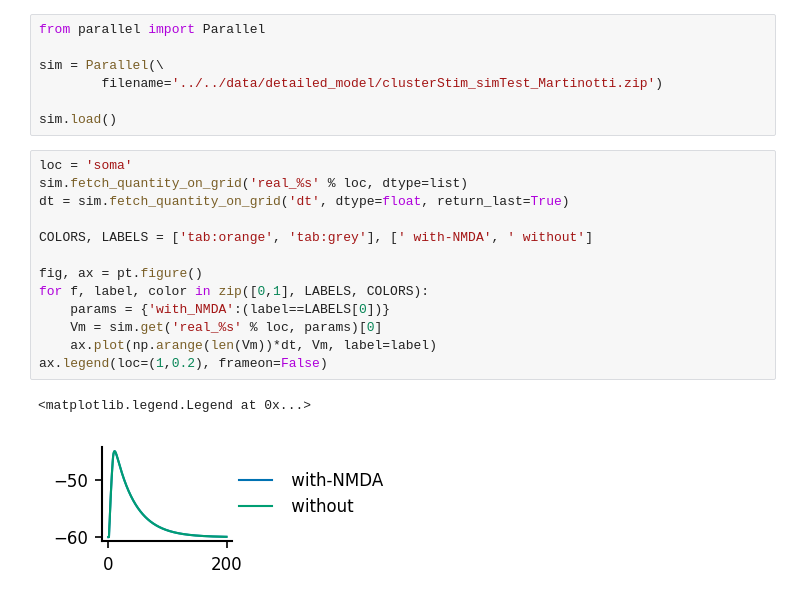
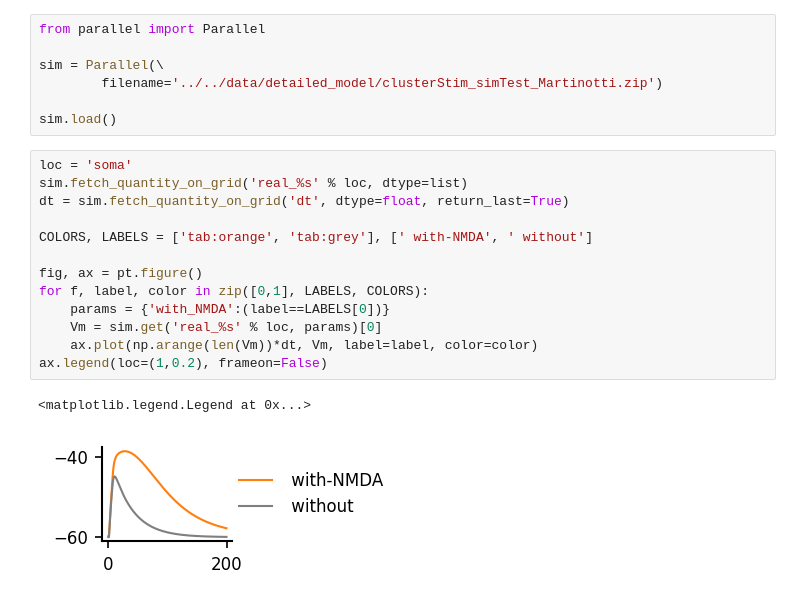
Before and after one commit to yzerlaut/pv-sst-dendrites, a Jupyter notebook: biophysical_modelling/detailed_model/Clustered-Input.ipynb, the cells around one changed output. Drawn from its saved outputs; the diff is of its cells as text.

```diff
--- a/biophysical_modelling/detailed_model/Clustered-Input.ipynb
+++ b/biophysical_modelling/detailed_model/Clustered-Input.ipynb
@@ -415,19 +407,19 @@ sim = Parallel(\
         filename='../../data/detailed_model/clusterStim_simTest_Martinotti.zip')
 
 sim.load()
-# %%
-loc = 'soma'
-sim.fetch_quantity_on_grid('real_%s' % loc, dtype=list)
-dt = sim.fetch_quantity_on_grid('dt', dtype=float, return_last=True)
-
-COLORS, LABELS = ['tab:orange', 'tab:grey'], [' with-NMDA', ' without']
-
-fig, ax = pt.figure()
-for f, label, color in zip([0,1], LABELS, COLORS):
-    params = {'with_NMDA':(label==LABELS[0])}
-    Vm = sim.get('real_%s' % loc, params)[0]
-    ax.plot(np.arange(len(Vm))*dt, Vm, label=label)
-ax.legend(loc=(1,0.2), frameon=False)
-# %% [output]
-<matplotlib.legend.Legend at 0x...>
-[figure, removed]
+# %%
+loc = 'soma'
+sim.fetch_quantity_on_grid('real_%s' % loc, dtype=list)
+dt = sim.fetch_quantity_on_grid('dt', dtype=float, return_last=True)
+
+COLORS, LABELS = ['tab:orange', 'tab:grey'], [' with-NMDA', ' without']
+
+fig, ax = pt.figure()
+for f, label, color in zip([0,1], LABELS, COLORS):
+    params = {'with_NMDA':(label==LABELS[0])}
+    Vm = sim.get('real_%s' % loc, params)[0]
+    ax.plot(np.arange(len(Vm))*dt, Vm, label=label, color=color)
+ax.legend(loc=(1,0.2), frameon=False)
+# %% [output]
+<matplotlib.legend.Legend at 0x...>
+[figure, added]
```
Also changed, not shown: parts of 6 cells of this notebook, 3 other files.
